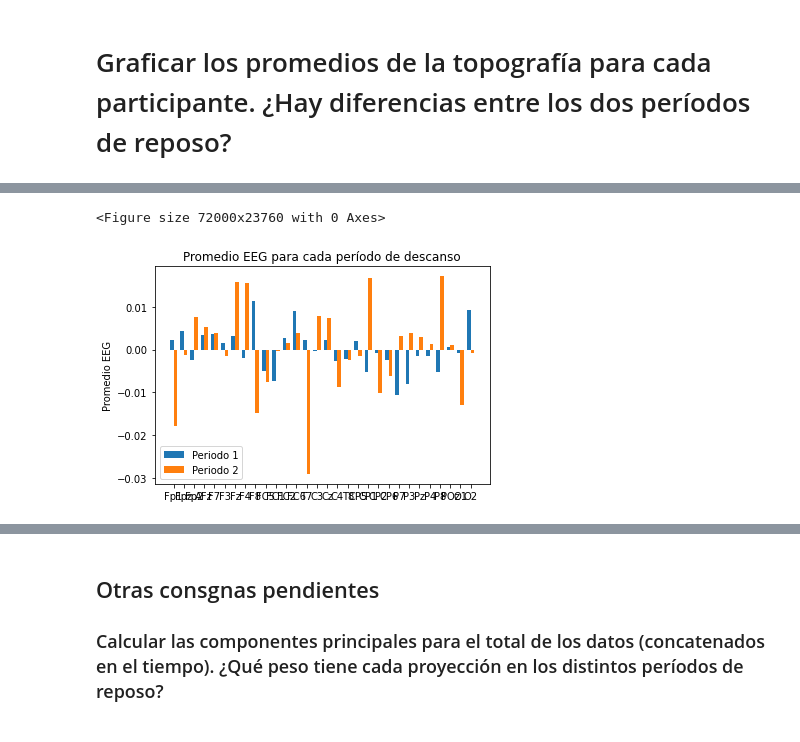
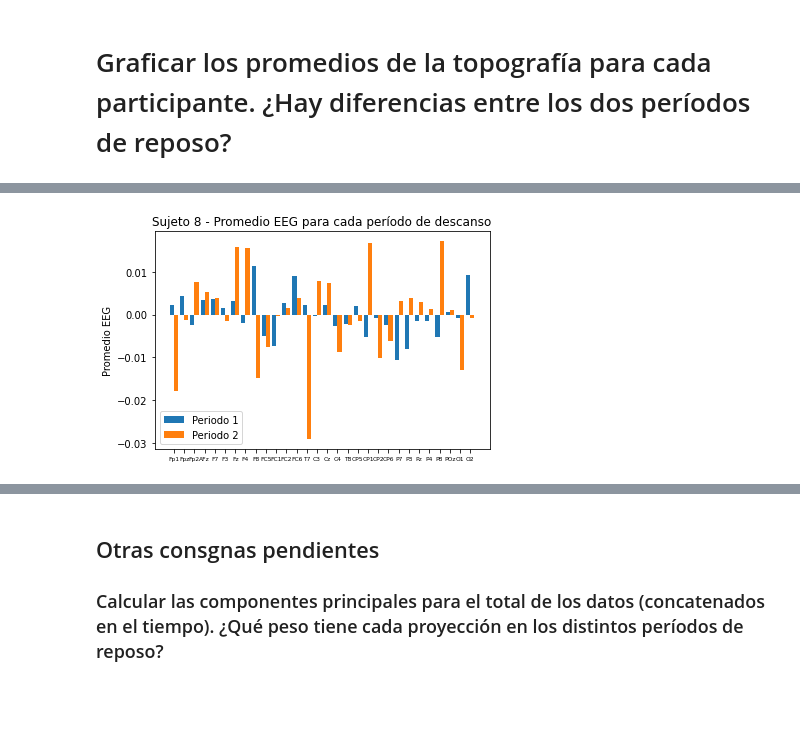
Before and after one commit to mglucini/tpDMCyT, a Jupyter notebook: src/trabajo.ipynb, the cells around one changed output, grey strips where cells are left out. Cells and saved outputs as stored; diff of their text form; code cells hidden in the pictures; blank space fills up the shorter version.

```diff
--- a/src/trabajo.ipynb
+++ b/src/trabajo.ipynb
@@ -538,19 +507,17 @@ plt.show()
 # %% [markdown]
 # Graficar los promedios de la topografía para cada participante. ¿Hay diferencias entre los dos períodos de reposo?
 # %%
-#Creo una dataframe por cada sujeto con los canales y los promedios de cada canal en el período 1 y el 2
+#Creo una dataframe con los canales y los promedios de cada canal para cada sujeto en el período 1 (mean1) y en el 2 (mean2)
 
-sujeto_8=pd.DataFrame()
-sujeto_8['ch_names'] = mont1020_30.ch_names
-sujeto_8['mean1'] = sujeto_8_1.iloc[:, 1:].mean(axis=1)
-sujeto_8['mean2'] = sujeto_8_2.iloc[:, 1:].mean(axis=1)
-
-sujeto_9=pd.DataFrame()
-sujeto_9['ch_names'] = mont1020_30.ch_names
-sujeto_9['mean1'] = sujeto_9_1.iloc[:, 1:].mean(axis=1)
-sujeto_9['mean2'] = sujeto_9_2.iloc[:, 1:].mean(axis=1)
-
-sujeto_10=pd.DataFrame()
-sujeto_10['ch_names'] = mont1020_30.ch_names
-sujeto_10['mean1'] = sujeto_10_1.iloc[:, 1:].mean(axis=1)
-sujeto_10['mean2'] = sujeto_10_2.iloc[:, 1:].mean(axis=1)
+promedios=pd.DataFrame()
+promedios['ch_names'] = mont1020_30.ch_names
+promedios['sujeto8_mean1'] = sujeto_8_1.iloc[:, 1:].mean(axis=1)
+promedios['sujeto8_mean2'] = sujeto_8_2.iloc[:, 1:].mean(axis=1)
+promedios['sujeto9_mean1'] = sujeto_9_1.iloc[:, 1:].mean(axis=1)
+promedios['sujeto9_mean2'] = sujeto_9_2.iloc[:, 1:].mean(axis=1)
+promedios['sujeto10_mean1'] = sujeto_10_1.iloc[:, 1:].mean(axis=1)
+promedios['sujeto10_mean2'] = sujeto_10_2.iloc[:, 1:].mean(axis=1)
+promedios['sujeto12_mean1'] = sujeto_12_1.iloc[:, 1:].mean(axis=1)
+promedios['sujeto12_mean2'] = sujeto_12_2.iloc[:, 1:].mean(axis=1)
+promedios['sujeto13_mean1'] = sujeto_13_1.iloc[:, 1:].mean(axis=1)
+promedios['sujeto13_mean2'] = sujeto_13_2.iloc[:, 1:].mean(axis=1)
@@ -557,26 +542,20 @@ sujeto_10['mean2'] = sujeto_10_2.iloc[:, 1:].mean(axis=1)
 # %%
 # Grafico promedios
 
 fig, ax = plt.subplots()
 channels= mont1020_30.ch_names
-periodo1= sujeto_8['mean1'].to_list()
-periodo2= sujeto_8['mean2'].to_list()
-
+periodo1= promedios['sujeto8_mean1'].to_list()
+periodo2= promedios['sujeto8_mean2'].to_list()
 x = np.arange(len(channels))
-
-width = 0.35
-
+width = 0.40
 rects1 = ax.bar(x - width/2, periodo1, width, label='Periodo 1')
 rects2 = ax.bar(x + width/2, periodo2, width, label='Periodo 2')
-
-# Add some text for labels, title and custom x-axis tick labels, etc.
 ax.set_ylabel('Promedio EEG')
-ax.set_title('Promedio EEG para cada período de descanso')
+ax.set_title('Sujeto 8 - Promedio EEG para cada período de descanso')
 ax.set_xticks(x)
 ax.set_xticklabels(channels)
+ax.xaxis.set_tick_params(labelsize=6)
 ax.legend()
-
 plt.show()
 # %% [output]
-<Figure size 72000x23760 with 0 Axes>
-[figure, old version]
+[figure, new version]
```
Also changed, not shown: parts of 9 cells of this notebook.
